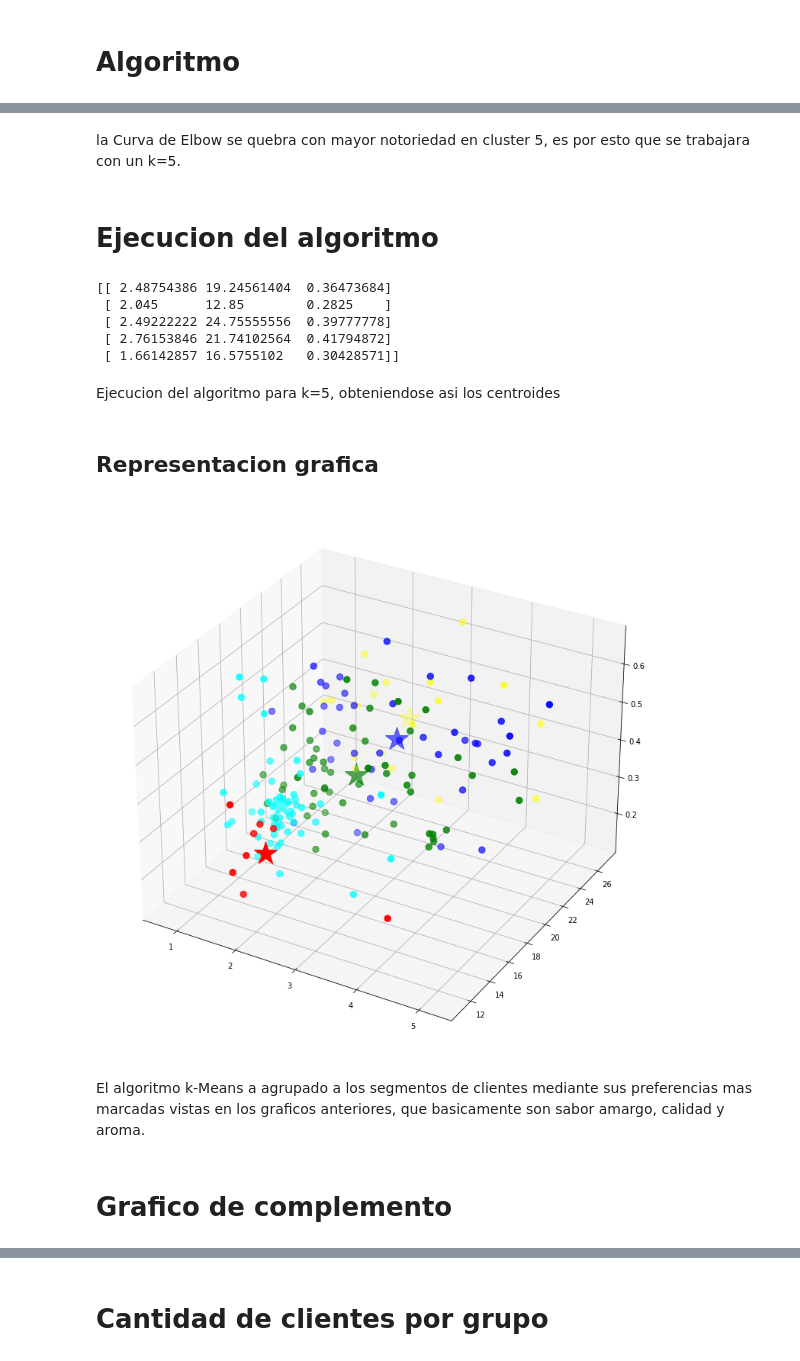
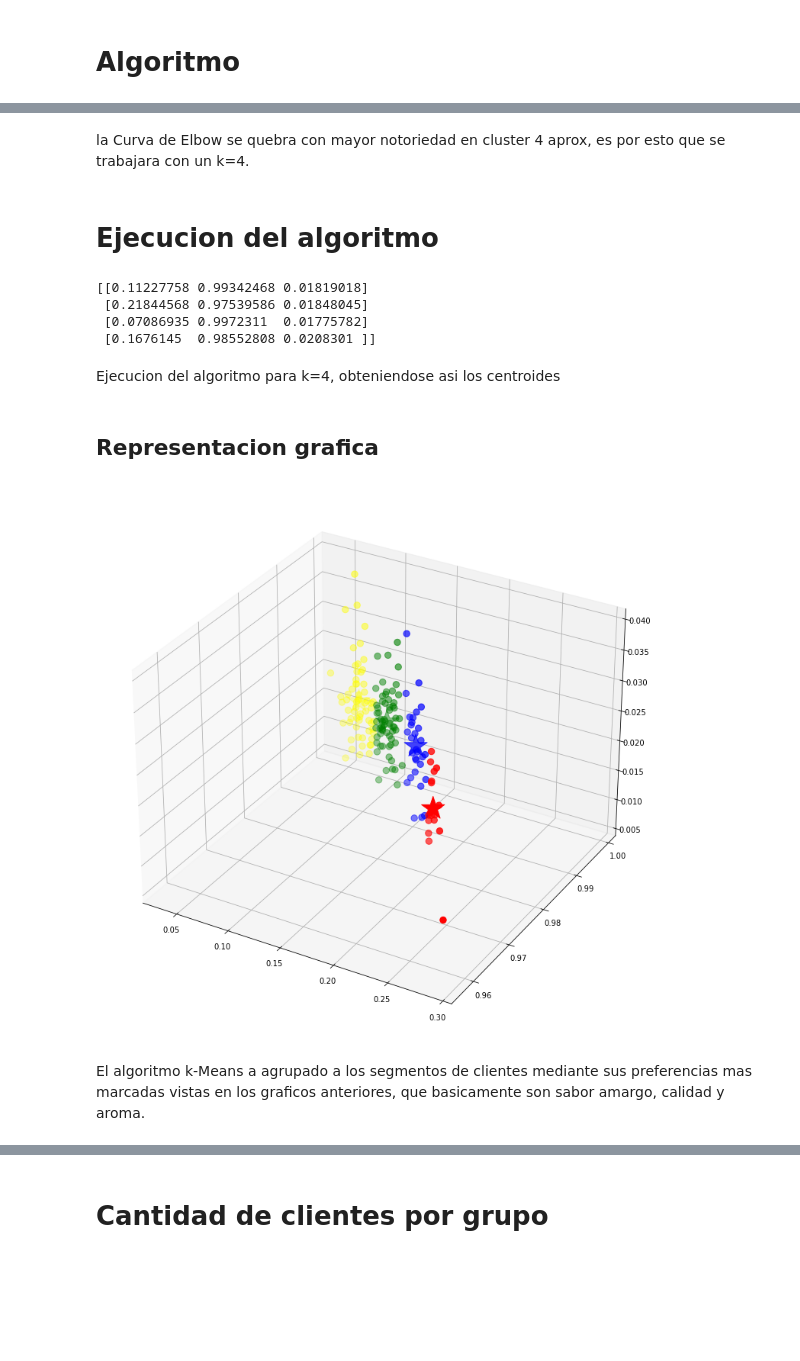
Before and after one commit to joseluissanmartin/Solemene2OE2, a Jupyter notebook: Solemne-KMeans.ipynb, the cells around one changed output, grey strips where cells are left out. Saved outputs shown, nothing was run; the diff lists cells and outputs as text; code cells hidden in the pictures; blank space fills up the shorter version.

```diff
--- a/Solemne-KMeans.ipynb
+++ b/Solemne-KMeans.ipynb
@@ -494,9 +502,15 @@ df_2.to_csv('clean_wine.csv', header=True, index=False)
+# %%
+from sklearn import preprocessing
+
+df_escalado = preprocessing.Normalizer().fit_transform(df_2[["Malic_Acid","Ash_Alcanity","Nonflavanoid_Phenols"]])
+Observaciones_escaladas = preprocessing.Normalizer().fit_transform(muestras)
+# %%
+X = df_escalado
 # %% [markdown]
 # Preparacion de los datos
 # %%
 from mpl_toolkits.mplot3d import Axes3D
 
-X = np.array(df_2[["Malic_Acid","Ash_Alcanity","Nonflavanoid_Phenols"]])
 y = np.array(df_2['Customer_Segment'])
 fig = plt.figure(figsize=(10,10))
 ax = Axes3D(fig)
@@ -530,19 +544,18 @@ plt.show()
 # %% [markdown]
-la Curva de Elbow se quebra con mayor notoriedad en cluster 5, es por esto que se trabajara con un k=5.
+la Curva de Elbow se quebra con mayor notoriedad en cluster 4 aprox, es por esto que se trabajara con un k=4.
 # %% [markdown]
 # Ejecucion del algoritmo
 # %%
-kmeans = KMeans(n_clusters=5).fit(X)
+kmeans = KMeans(n_clusters=4).fit(X)
 centroids = kmeans.cluster_centers_
 print(centroids)
 # %% [output]
-[[ 2.48754386 19.24561404  0.36473684]
- [ 2.045      12.85        0.2825    ]
- [ 2.49222222 24.75555556  0.39777778]
- [ 2.76153846 21.74102564  0.41794872]
- [ 1.66142857 16.5755102   0.30428571]]
+[[0.11227758 0.99342468 0.01819018]
+ [0.21844568 0.97539586 0.01848045]
+ [0.07086935 0.9972311  0.01775782]
+ [0.1676145  0.98552808 0.0208301 ]]
 # %% [markdown]
-Ejecucion del algoritmo para k=5, obteniendose asi los centroides
+Ejecucion del algoritmo para k=4, obteniendose asi los centroides
 # %% [markdown]
 ## Representacion grafica
 # %%
@@ -550,21 +562,17 @@ Ejecucion del algoritmo para k=5, obteniendose asi los centroides
 labels = kmeans.predict(X)
 # %%
-#Getting the culster centers
 C = kmeans.cluster_centers_
-#5 colores porque k = 5
-colores = ['green','red','yellow','blue','cyan']
+colores = ['green','red','yellow','blue']
 asignar=[]
 for row in labels:
     asignar.append(colores[row])
 
 fig = plt.figure(figsize=(10,10))
 ax = Axes3D(fig)
 ax.scatter(X[:,0],X[:,1],X[:,2], c=asignar, s=70)
 ax.scatter(C[:,0],C[:,1],C[:,2], marker='*',c=colores,s=1000)
 plt.show()
 # %% [output]
-[figure, old version]
+[figure, new version]
 # %% [markdown]
 El algoritmo k-Means a agrupado a los segmentos de clientes mediante sus preferencias mas marcadas vistas en los graficos anteriores, que basicamente son sabor amargo, calidad y aroma.
-# %% [markdown]
-# Grafico de complemento
```
Also changed, not shown: parts of 10 cells of this notebook, 1 other file.
